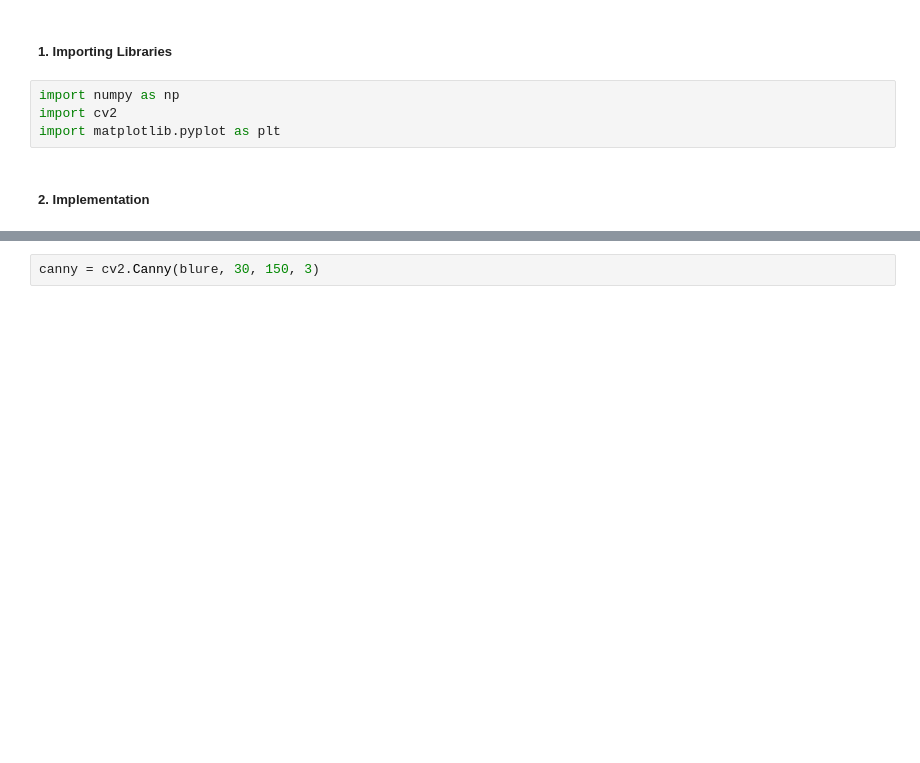
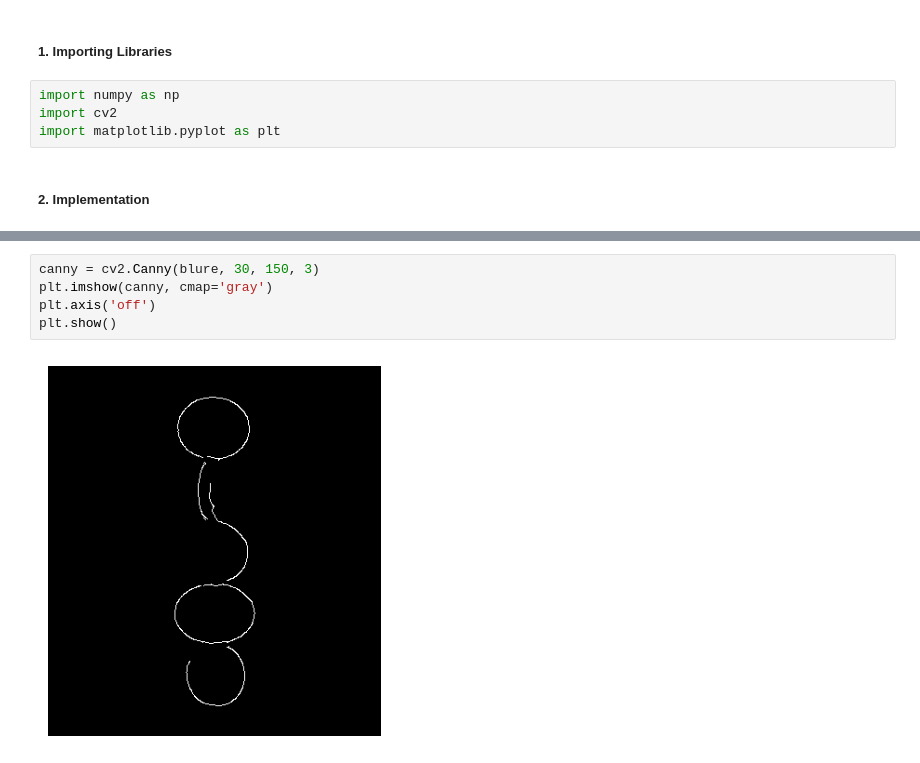
Before and after one commit to fatahrahimi330/100-Machine-Learning-Projects, a Jupyter notebook: 9-Count Object Number/count_object_number.ipynb, the cells around one changed output, grey strips where cells are left out. Cells and saved outputs as stored; diff of their text form; blank space fills up the shorter version.

```diff
--- a/9-Count Object Number/count_object_number.ipynb
+++ b/9-Count Object Number/count_object_number.ipynb
@@ -17,3 +45,8 @@ blure = cv2.GaussianBlur(gray, (11, 11), 0)
 # %%
 canny = cv2.Canny(blure, 30, 150, 3)
+plt.imshow(canny, cmap='gray')
+plt.axis('off')
+plt.show()
+# %% [output]
+[figure, added]
 # %%
```
Also changed, not shown: parts of 7 cells of this notebook, 1 other file.
